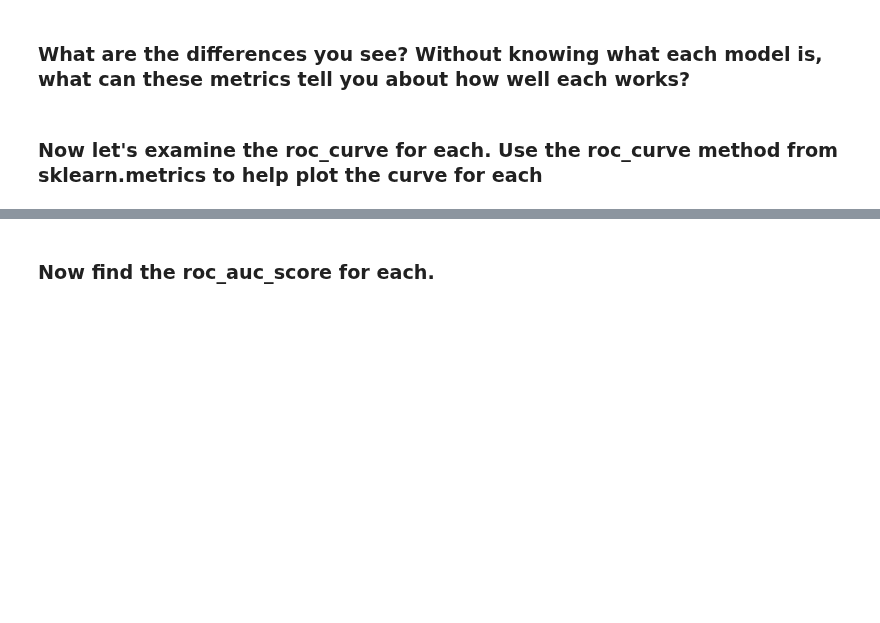
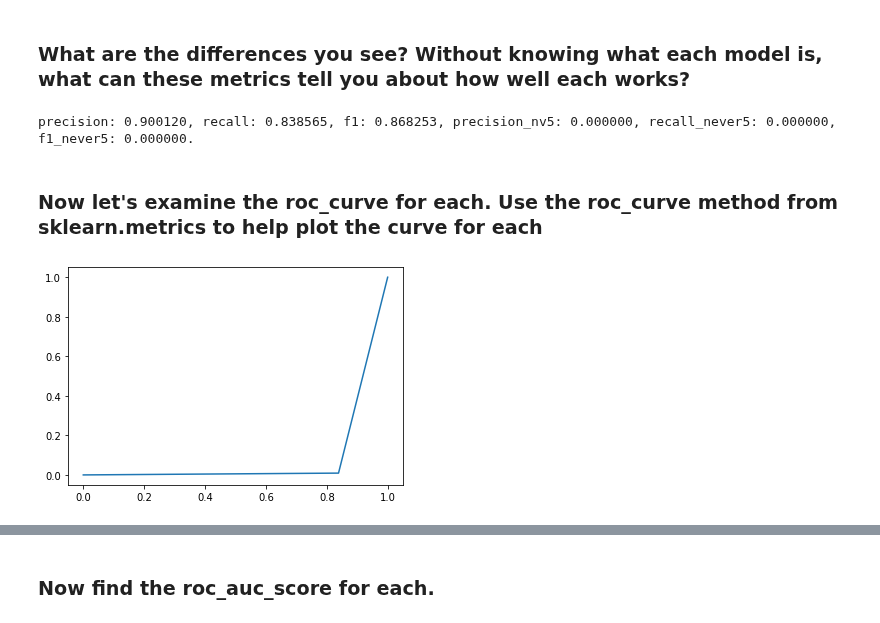
Before and after one commit to Skye-FY/daft0120slab, a Jupyter notebook: module-3/Evaluation-Recall-and-Precision/your-code/main.ipynb, the cells around one changed output, grey strips where cells are left out. Drawn from its saved outputs; the diff is of its cells as text; code cells hidden in the pictures; blank space fills up the shorter version.

```diff
--- a/module-3/Evaluation-Recall-and-Precision/your-code/main.ipynb
+++ b/module-3/Evaluation-Recall-and-Precision/your-code/main.ipynb
@@ -199,0 +188,4 @@ confusion_matrix
+# %%
+df.rename(columns={'confusion_matrix':'confusion_matrix_logistics'},inplace=True)
+# %%
+df['confusion_matrix_never5'] = list(map(confusion_Matrix5,df.y_test, df.never5_predict))
@@ -200,2 +229,14 @@ confusion_matrix
 # %% [markdown]
 ### What are the differences you see? Without knowing what each model is, what can these metrics tell you about how well each works?
+# %%
+from sklearn.metrics import precision_score, recall_score, f1_score
+df['y_test5'] = list(map(lambda x: 1 if x==5 else 0, df.y_test))
+precision_py = precision_score(df.y_test5, df.predict)
+recall_py = recall_score(df.y_test5, df.predict)
+f1_score_py = f1_score(df.y_test5, df.predict)
+precision_py_nv5 = precision_score(df.y_test5, df.never5_predict)
+recall_py_nv5 = recall_score(df.y_test5, df.never5_predict)
+f1_score_py_nv5 = f1_score(df.y_test5, df.never5_predict)
+print('precision: %f, recall: %f, f1: %f, precision_nv5: %f, recall_never5: %f, f1_never5: %f.' % (precision_py, recall_py, f1_score_py, precision_py_nv5, recall_py_nv5, f1_score_py_nv5))
+# %% [output]
+precision: 0.900120, recall: 0.838565, f1: 0.868253, precision_nv5: 0.000000, recall_never5: 0.000000, f1_never5: 0.000000.
@@ -207,0 +250,8 @@ for i in range(4)
+# %%
+fpr, tpr, thresholds = roc_curve(df.y_test5, df.predict, pos_label=0)
+import matplotlib.pyplot as plt
+# Print ROC curve
+plt.plot(fpr,tpr)
+plt.show()
+# %% [output]
+[figure, added]
```
Also changed, not shown: parts of 15 cells of this notebook.
